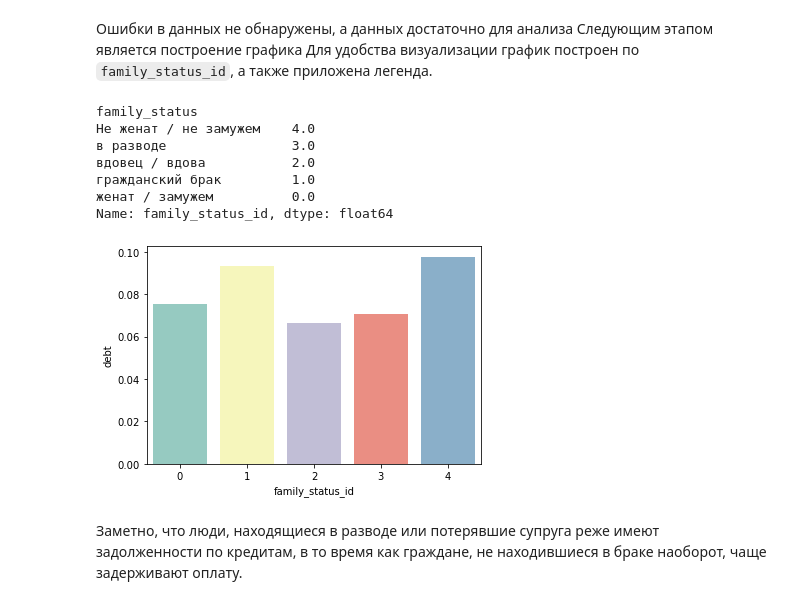
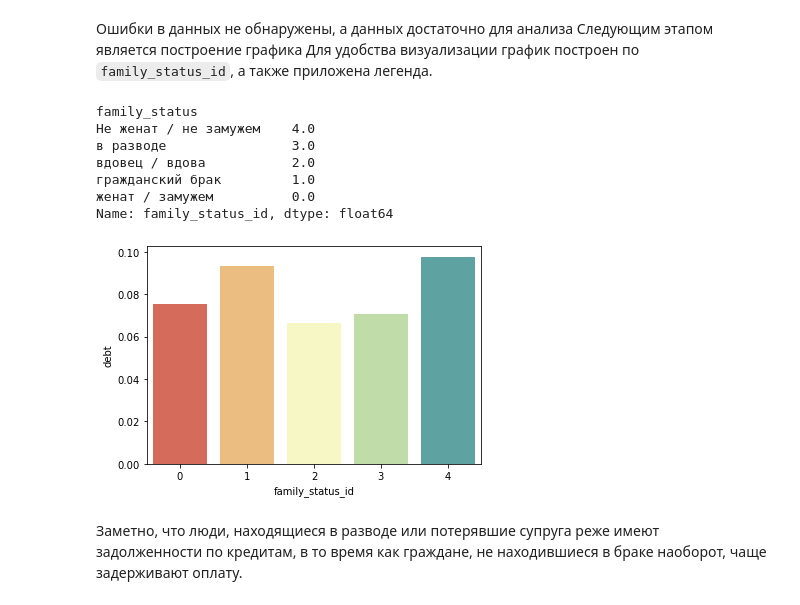
Before and after one commit to Alexman507/yandex_practicum_projects, a Jupyter notebook: borrower_reliability/borrower_reliability.ipynb, the cells around one changed output. Saved outputs shown, nothing was run; the diff lists cells and outputs as text; code cells hidden in the pictures.

```diff
--- a/borrower_reliability/borrower_reliability.ipynb
+++ b/borrower_reliability/borrower_reliability.ipynb
@@ -363,22 +357,22 @@ Name: debt, dtype: int64
 # %%
 debt_probability_by_family_status_id = data.groupby('family_status_id')
 
 debt_probability_by_family_status_id_mean = debt_probability_by_family_status_id['debt'].mean()
 
 sns.barplot(x=debt_probability_by_family_status_id_mean.index,
             y=debt_probability_by_family_status_id_mean,
-            palette = 'Set3')
+            palette = 'Spectral')
                             #график отношения гражданского положения к вероятности наличия задолженности
 print(data.groupby('family_status')['family_status_id'].mean())
 # %% [output]
 family_status
 Не женат / не замужем    4.0
 в разводе                3.0
 вдовец / вдова           2.0
 гражданский брак         1.0
 женат / замужем          0.0
 Name: family_status_id, dtype: float64
-[figure, old version]
+[figure, new version]
 # %% [markdown]
 Заметно, что люди, находящиеся в разводе или потерявшие супруга реже имеют задолженности по кредитам, в то время как граждане, не находившиеся в браке наоборот, чаще задерживают оплату.
 # %%
```
Also changed, not shown: parts of 23 cells of this notebook.
